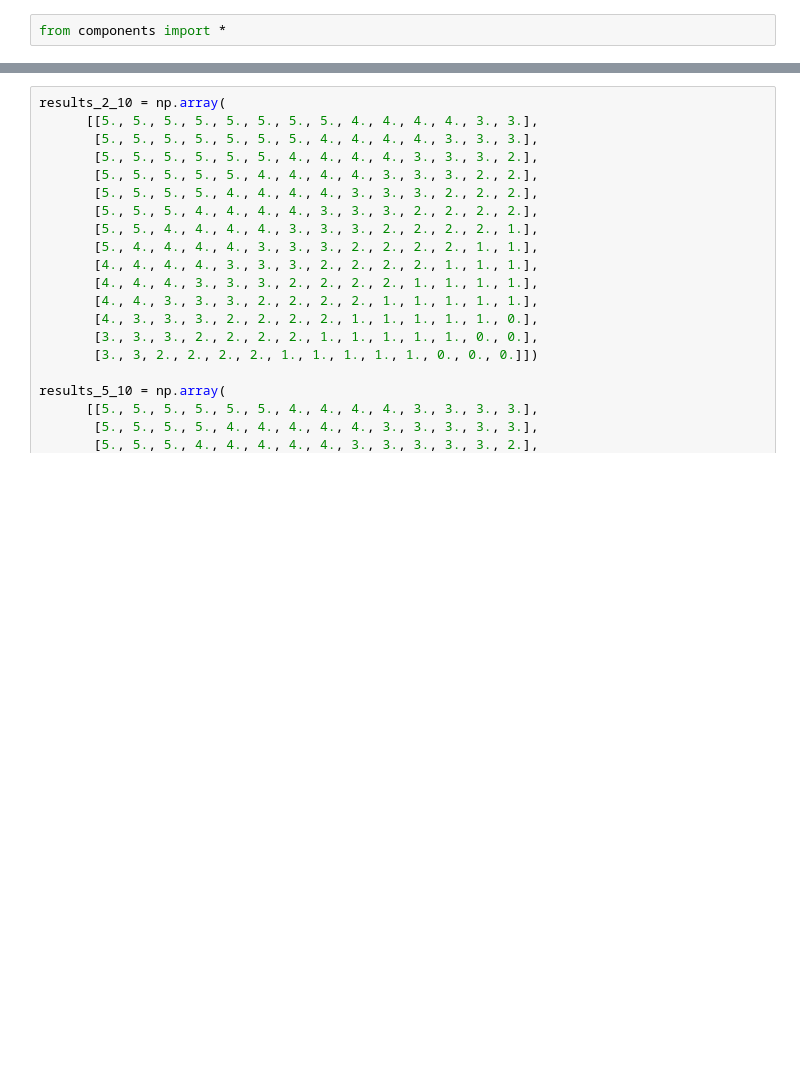
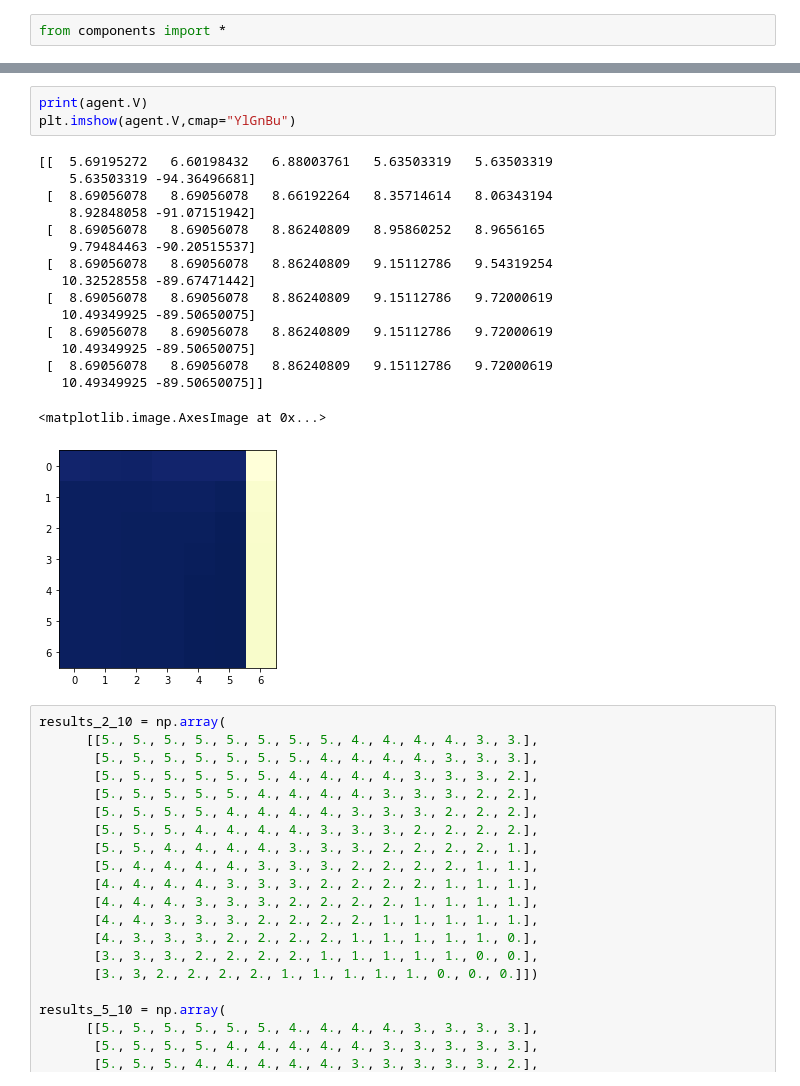
Before and after one commit to 12kleingordon34/RL-Exploration, a Jupyter notebook: vaccine_delivery/playground.ipynb, the cells around one changed output, grey strips where cells are left out. Saved outputs shown, nothing was run; the diff lists cells and outputs as text; blank space fills up the shorter version.

```diff
--- a/vaccine_delivery/playground.ipynb
+++ b/vaccine_delivery/playground.ipynb
@@ -51,3 +49,23 @@ array([[0., 0., 0., 0., 0., 0., 0., 0., 0., 0., 0., 0., 0., 0.],
+# %%
+print(agent.V)
+plt.imshow(agent.V,cmap="YlGnBu")
+# %% [output]
+[[  5.69195272   6.60198432   6.88003761   5.63503319   5.63503319
+    5.63503319 -94.36496681]
+ [  8.69056078   8.69056078   8.66192264   8.35714614   8.06343194
+    8.92848058 -91.07151942]
+ [  8.69056078   8.69056078   8.86240809   8.95860252   8.9656165
+    9.79484463 -90.20515537]
+ [  8.69056078   8.69056078   8.86240809   9.15112786   9.54319254
+   10.32528558 -89.67471442]
+ [  8.69056078   8.69056078   8.86240809   9.15112786   9.72000619
+   10.49349925 -89.50650075]
+ [  8.69056078   8.69056078   8.86240809   9.15112786   9.72000619
+   10.49349925 -89.50650075]
+ [  8.69056078   8.69056078   8.86240809   9.15112786   9.72000619
+   10.49349925 -89.50650075]]
+<matplotlib.image.AxesImage at 0x...>
+[figure, added]
 # %%
 results_2_10 = np.array(
       [[5., 5., 5., 5., 5., 5., 5., 5., 4., 4., 4., 4., 3., 3.],
```
Also changed, not shown: parts of 6 cells of this notebook, 1 other file.
